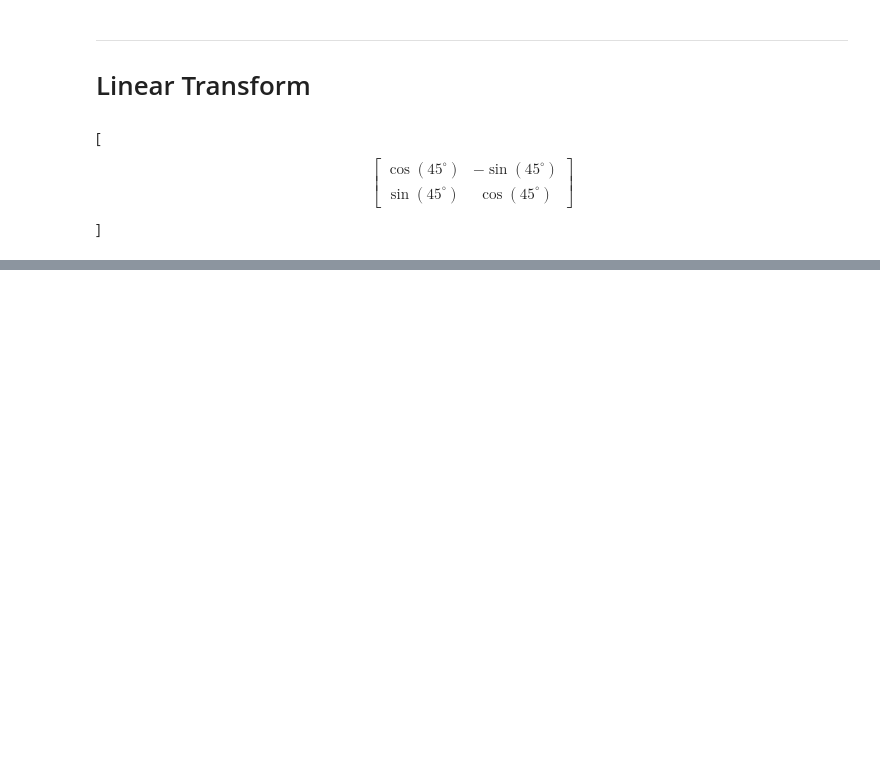
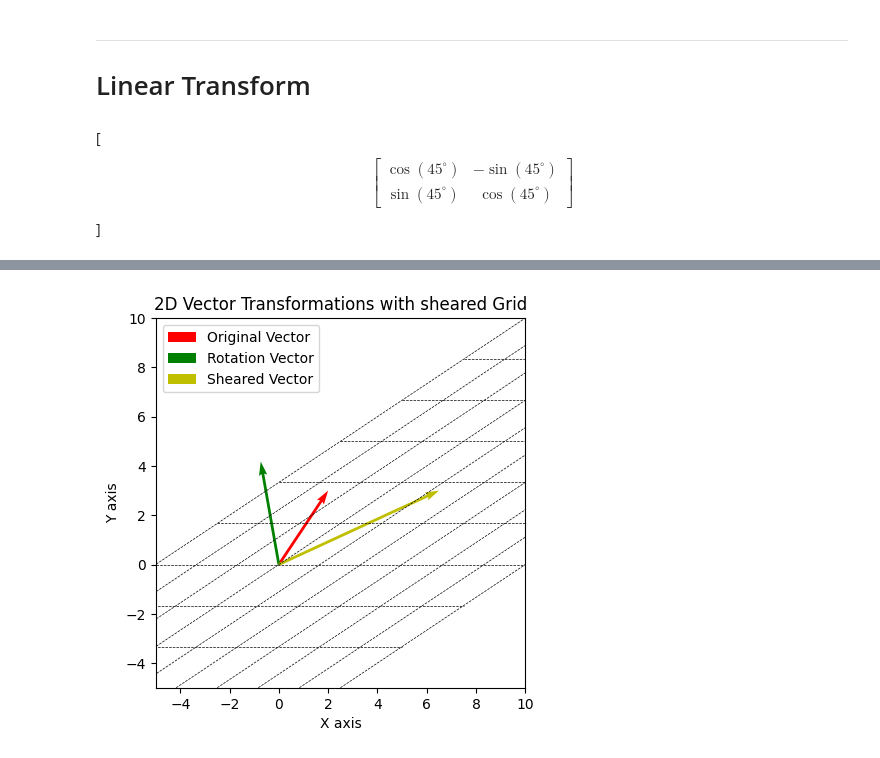
Before and after one commit to Ind-saurabh-kumar/Data_Science_Course, a Jupyter notebook: Mathematics/Linear_Algebra.ipynb, the cells around one changed output, grey strips where cells are left out. Saved outputs shown, nothing was run; the diff lists cells and outputs as text; code cells hidden in the pictures; blank space fills up the shorter version.

```diff
--- a/Mathematics/Linear_Algebra.ipynb
+++ b/Mathematics/Linear_Algebra.ipynb
@@ -140,0 +249,53 @@ array([-0.70710678,  3.53553391])
+# %%
+# adjusting the plot to include the effect fo sharing on the grid lines
+
+# Creating a grid of pints
+
+x = np.linspace(-5, 10, 10)
+
+y = np.linspace (-5, 10, 10)
+
+X, Y= np.meshgrid(x,y)
+
+# Applying sear transformation to the grid points
+
+X_sheared, Y_sheared = np.dot(shear_matrix, [X.ravel(), Y.ravel()])
+
+X_sheared = X_sheared.reshape(X.shape)
+Y_sheared = Y_sheared.reshape(Y.shape)
+
+# pLOTTING THE SHEARD GRID LINES
+
+
+plt.figure()
+
+plt.quiver(0, 0, v[0], v[1], angles='xy', scale_units='xy', scale=1, color='r', label='Original Vector')
+
+plt.quiver(0,0, v_transforemd[0], v_transforemd[1], angles ='xy', scale_units='xy', scale=1, color='g', label='Rotation Vector')
+
+plt.quiver(0,0, v_sheared[0], v_sheared[1], angles='xy', scale_units='xy', scale=1, color='y', label='Sheared Vector')
+
+
+
+for i in range(len(x)):
+    plt.plot(X_sheared[i, :], Y_sheared[i, :], 'k--', linewidth=0.5)
+    plt.plot(X_sheared[:, i], Y_sheared[:, i], 'k--', linewidth=0.5)
+
+
+
+plt.xlim(-5, 10)
+plt.ylim(-5, 10)
+
+plt.title('2D Vector Transformations with sheared Grid')
+
+plt.xlabel('X axis')
+
+plt.ylabel('Y axis')
+
+plt.legend()
+
+plt.gca().set_aspect('equal', adjustable='box')
+
+plt.show()
+# %% [output]
+[figure, added]
```
Also changed, not shown: parts of 6 cells of this notebook.
